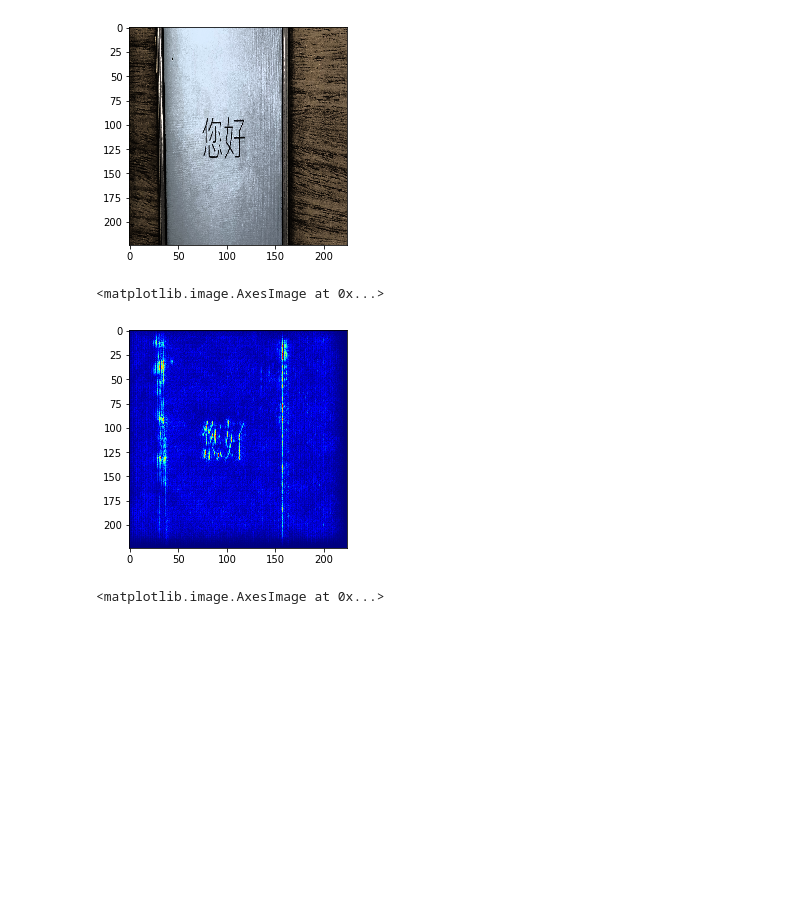
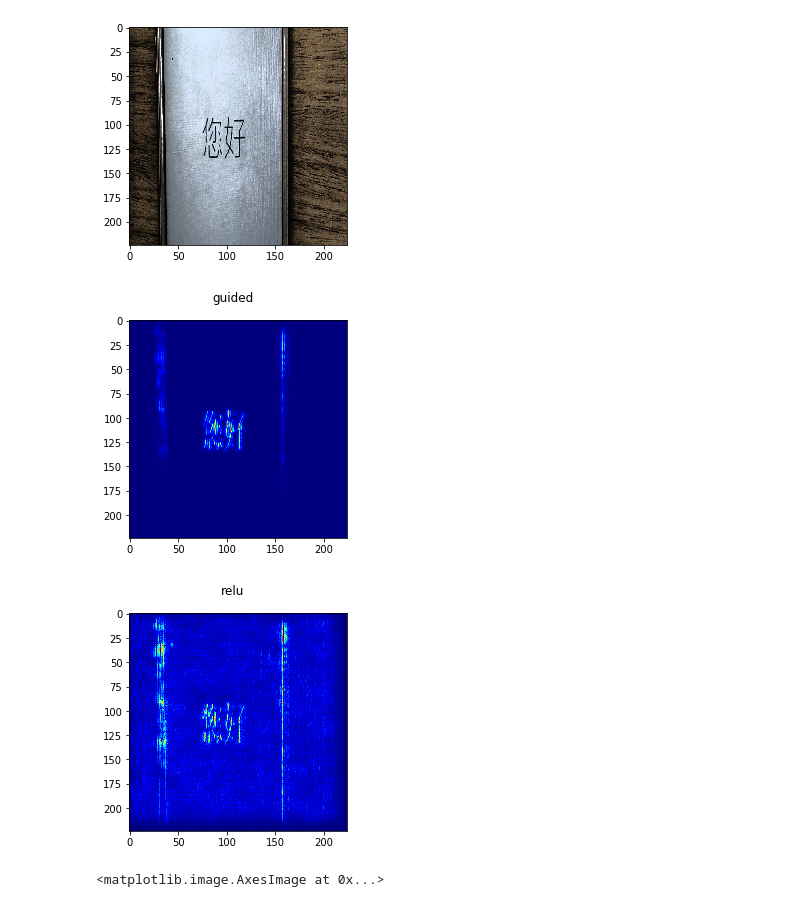
Before and after one commit to yueying-teng/Hello_IMG_classification, a Jupyter notebook: saliency_map.ipynb, the cells around one changed output. Drawn from its saved outputs; the diff is of its cells as text; code cells hidden in the pictures; blank space fills up the shorter version.

```diff
--- a/saliency_map.ipynb
+++ b/saliency_map.ipynb
@@ -97,21 +99,33 @@ plt.imshow(hello[idx])
 # %%
 
 # Utility to search for layer index by name.
 # Alternatively we can specify this as -1 since it corresponds to the last layer.
 layer_idx = utils.find_layer_idx(model, 'preds')
 
 # Swap softmax with linear
 model.layers[layer_idx].activation = activations.linear
 model = utils.apply_modifications(model)
 
-# set filter_indices for the desired output category
 class_idx = [1, 0]
-grads = visualize_saliency(model, layer_idx, filter_indices = class_idx, backprop_modifier = 'relu', seed_input = hello[idx])
-# Plot with 'jet' colormap to visualize as a heatmap.
-plt.imshow(grads, cmap='jet')
+
+for modifier in ['guided', 'relu']:
+    plt.figure()
+    plt.suptitle(modifier)
+
+    grads = visualize_saliency(model, layer_idx, filter_indices = class_idx,
+                               seed_input =  hello[idx], backprop_modifier = modifier)
+    # overlay the heatmap onto original image.
+    plt.imshow(grads, cmap = 'jet')
+
+
+# # set filter_indices for the desired output category
+# class_idx = [1, 0]
+# grads = visualize_saliency(model, layer_idx, filter_indices = class_idx, backprop_modifier = 'relu', seed_input = hello[idx])
+# # Plot with 'jet' colormap to visualize as a heatmap.
+# plt.imshow(grads, cmap='jet')
 # %% [output]
-<matplotlib.image.AxesImage at 0x...>
-[figure, old version]
+[figure, new version]
+[figure, added]
 # %%
 # for pictures without hello
 # original picture
```
Also changed, not shown: parts of 16 cells of this notebook.
